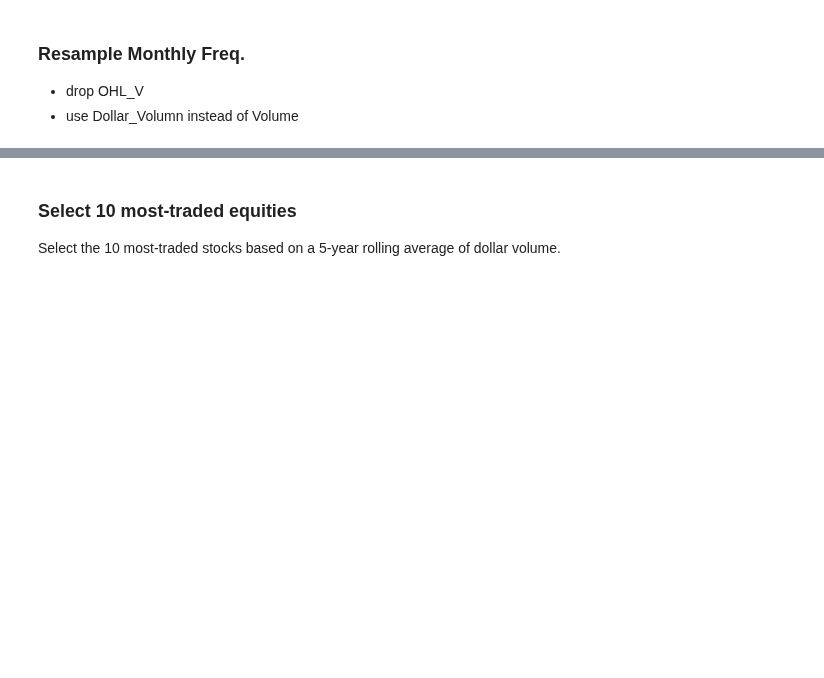
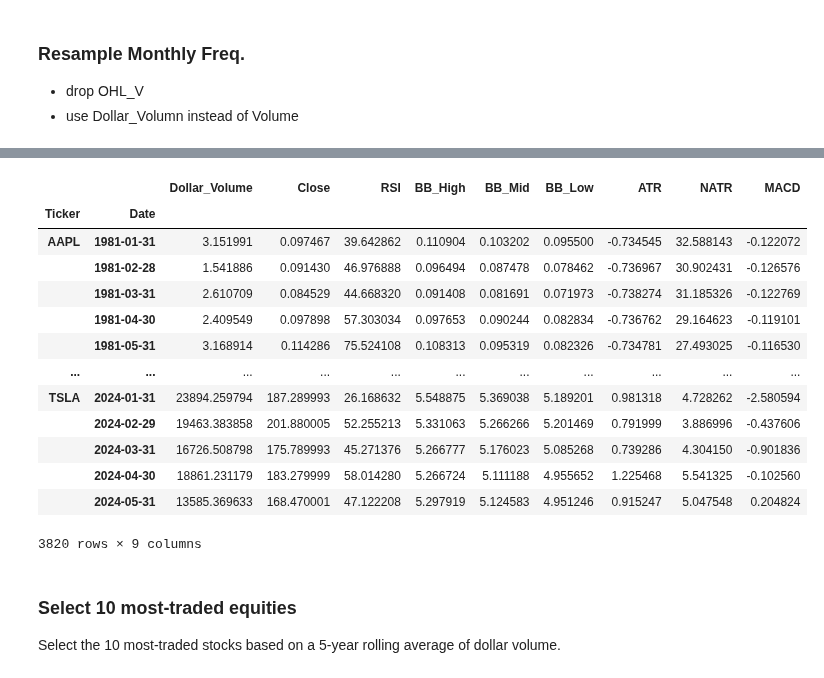
Before and after one commit to Nacnano/stock-machine-learning-project, a Jupyter notebook: main2.ipynb, the cells around one changed output, grey strips where cells are left out. Saved outputs shown, nothing was run; the diff lists cells and outputs as text; code cells hidden in the pictures; blank space fills up the shorter version.

```diff
--- a/main2.ipynb
+++ b/main2.ipynb
@@ -196,3 +199,20 @@ memory usage: 283.9+ KB
+# %%
+data
+# %% [output]
+|  |  | Dollar_Volume | Close | RSI | BB_High | BB_Mid | BB_Low | ATR | NATR | MACD |
+| Ticker | Date |  |  |  |  |  |  |  |  |  |
+| AAPL | 1981-01-31 | 3.151991 | 0.097467 | 39.642862 | 0.110904 | 0.103202 | 0.095500 | -0.734545 | 32.588143 | -0.122072 |
+|  | 1981-02-28 | 1.541886 | 0.091430 | 46.976888 | 0.096494 | 0.087478 | 0.078462 | -0.736967 | 30.902431 | -0.126576 |
+|  | 1981-03-31 | 2.610709 | 0.084529 | 44.668320 | 0.091408 | 0.081691 | 0.071973 | -0.738274 | 31.185326 | -0.122769 |
+|  | 1981-04-30 | 2.409549 | 0.097898 | 57.303034 | 0.097653 | 0.090244 | 0.082834 | -0.736762 | 29.164623 | -0.119101 |
+|  | 1981-05-31 | 3.168914 | 0.114286 | 75.524108 | 0.108313 | 0.095319 | 0.082326 | -0.734781 | 27.493025 | -0.116530 |
+| ... | ... | ... | ... | ... | ... | ... | ... | ... | ... | ... |
+| TSLA | 2024-01-31 | 23894.259794 | 187.289993 | 26.168632 | 5.548875 | 5.369038 | 5.189201 | 0.981318 | 4.728262 | -2.580594 |
+|  | 2024-02-29 | 19463.383858 | 201.880005 | 52.255213 | 5.331063 | 5.266266 | 5.201469 | 0.791999 | 3.886996 | -0.437606 |
+|  | 2024-03-31 | 16726.508798 | 175.789993 | 45.271376 | 5.266777 | 5.176023 | 5.085268 | 0.739286 | 4.304150 | -0.901836 |
+|  | 2024-04-30 | 18861.231179 | 183.279999 | 58.014280 | 5.266724 | 5.111188 | 4.955652 | 1.225468 | 5.541325 | -0.102560 |
+|  | 2024-05-31 | 13585.369633 | 168.470001 | 47.122208 | 5.297919 | 5.124583 | 4.951246 | 0.915247 | 5.047548 | 0.204824 |
+3820 rows × 9 columns
 # %% [markdown]
 ### Select 10 most-traded equities
 Select the 10 most-traded stocks based on a 5-year rolling average of dollar volume.
```
Also changed, not shown: parts of 24 cells of this notebook.
